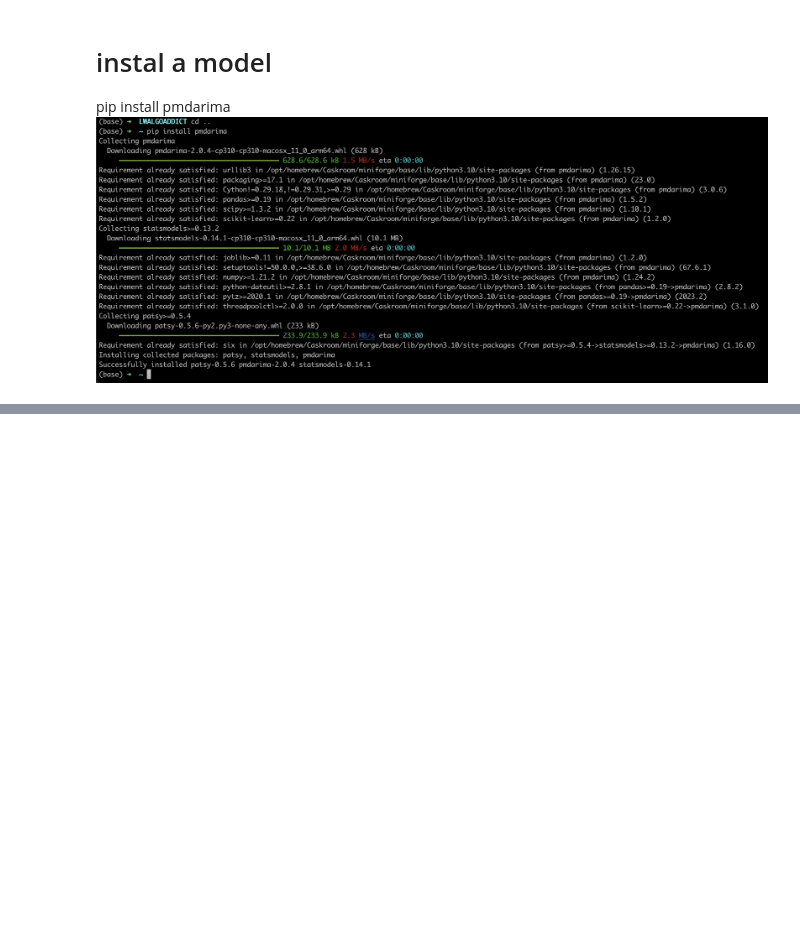
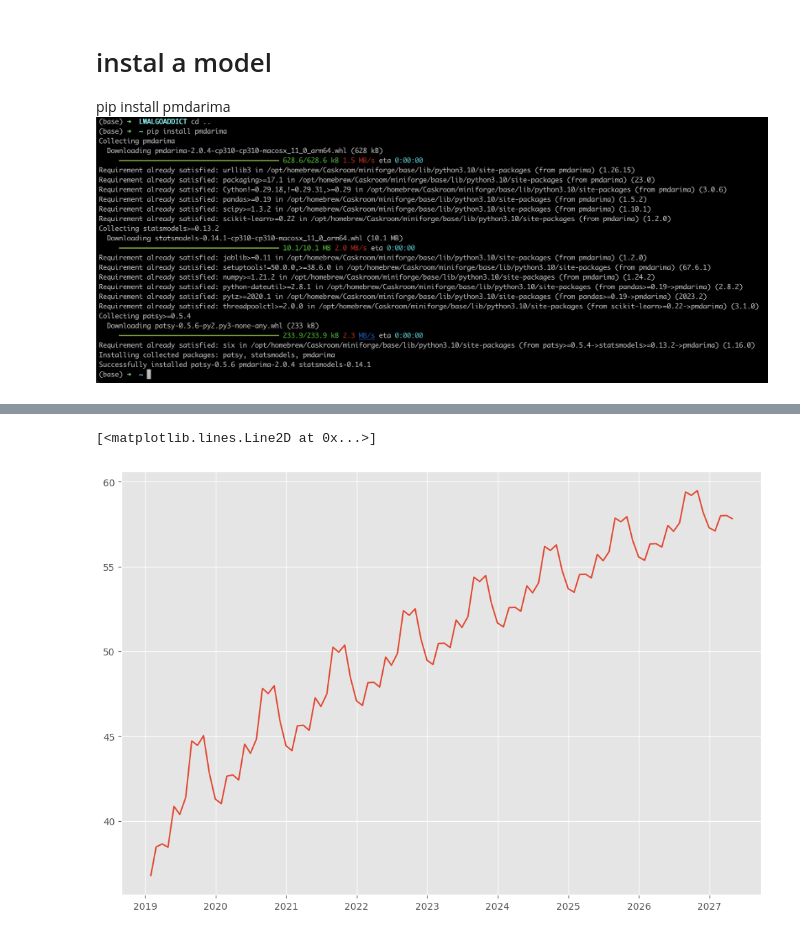
Before and after one commit to pNatTueku/basicPython, a Jupyter notebook: basic_time_series_04.ipynb, the cells around one changed output, grey strips where cells are left out. Cells and saved outputs as stored; diff of their text form; code cells hidden in the pictures; blank space fills up the shorter version.

```diff
--- a/basic_time_series_04.ipynb
+++ b/basic_time_series_04.ipynb
@@ -421,0 +536,5 @@ ModuleNotFoundError: No module named 'pmdarima'
+# %%
+plt.plot(auto_arima.predict(100))
+# %% [output]
+[<matplotlib.lines.Line2D at 0x...>]
+[figure, added]
```
Also changed, not shown: parts of 13 cells of this notebook.
